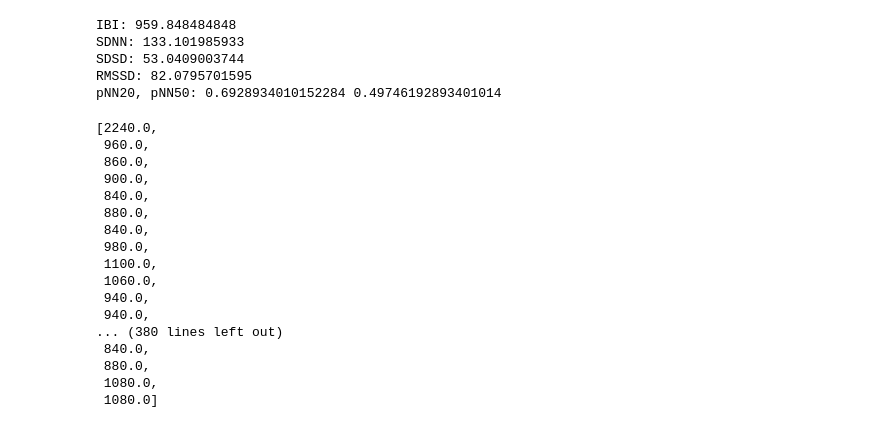
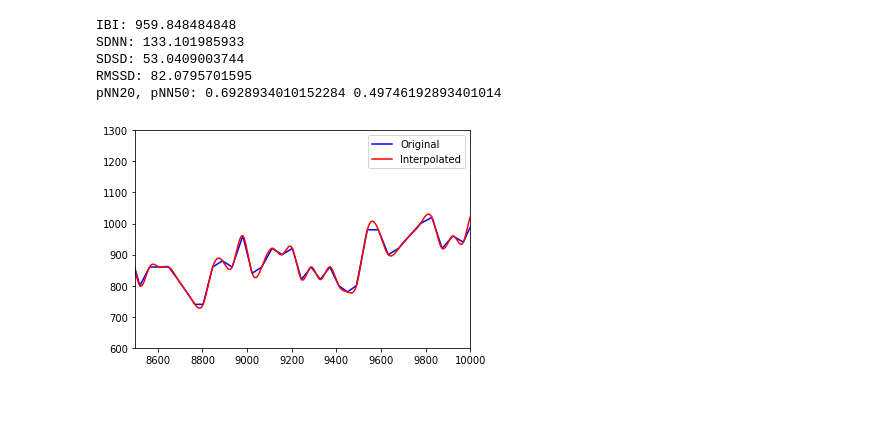
Before and after one commit to TeamCanaria/DataAnalysis, a Jupyter notebook: ECG_collect_and_analyse.ipynb, the cells around one changed output. Drawn from its saved outputs; the diff is of its cells as text; code cells hidden in the pictures; blank space fills up the shorter version.

```diff
--- a/ECG_collect_and_analyse.ipynb
+++ b/ECG_collect_and_analyse.ipynb
@@ -156,5 +156,5 @@ plt.show()
 # %% [output]
 [figure]
 # %%
-RR_list = ECG.calculate_RR(50)
-bpm = ECG.calculate_bpm(50)
+RR_list, RR_diff, RR_sqdiff = ECG.calculate_RR(50)
+measured_data = ECG.calculate_t_domain(50)
@@ -194,23 +214,26 @@ SDNN: 133.101985933
 SDSD: 53.0409003744
 RMSSD: 82.0795701595
 pNN20, pNN50: 0.6928934010152284 0.49746192893401014
-# %%
-ECG.measures['RR_list']
-# %% [output]
-[2240.0,
- 960.0,
- 860.0,
- 900.0,
- 840.0,
- 880.0,
- 840.0,
- 980.0,
- 1100.0,
- 1060.0,
- 940.0,
- 940.0,
-... (380 lines left out)
- 840.0,
- 880.0,
- 1080.0,
- 1080.0]
+# %%
+# Calculate in f domain
+from scipy.interpolate import interp1d #Import the interpolate function from SciPy
+
+peaklist = measured_data['peaklist'] #First retrieve the lists we need
+RR_list = measured_data['RR_list']
+
+RR_x = peaklist[1:] #Remove the first entry, because first interval is assigned to the second beat.
+RR_y = RR_list #Y-values are equal to interval lengths
+
+RR_x_new = np.linspace(RR_x[0],RR_x[-1],RR_x[-1]) #Create evenly spaced timeline starting at the second peak, its endpoint and length equal to position of last peak
+
+f = interp1d(RR_x, RR_y, kind='cubic') #Interpolate the signal with cubic spline interpolation
+# %%
+###### plt.title("Original and Interpolated Signal")
+plt.plot(RR_x, RR_y, label="Original", color='blue')
+plt.plot(RR_x_new, f(RR_x_new), label="Interpolated", color='red')
+plt.ylim(600, 1300)
+plt.xlim([8500, 10000])
+plt.legend()
+plt.show()
+# %% [output]
+[figure, added]
```
Also changed, not shown: parts of 1 cell of this notebook, 2 other files.
